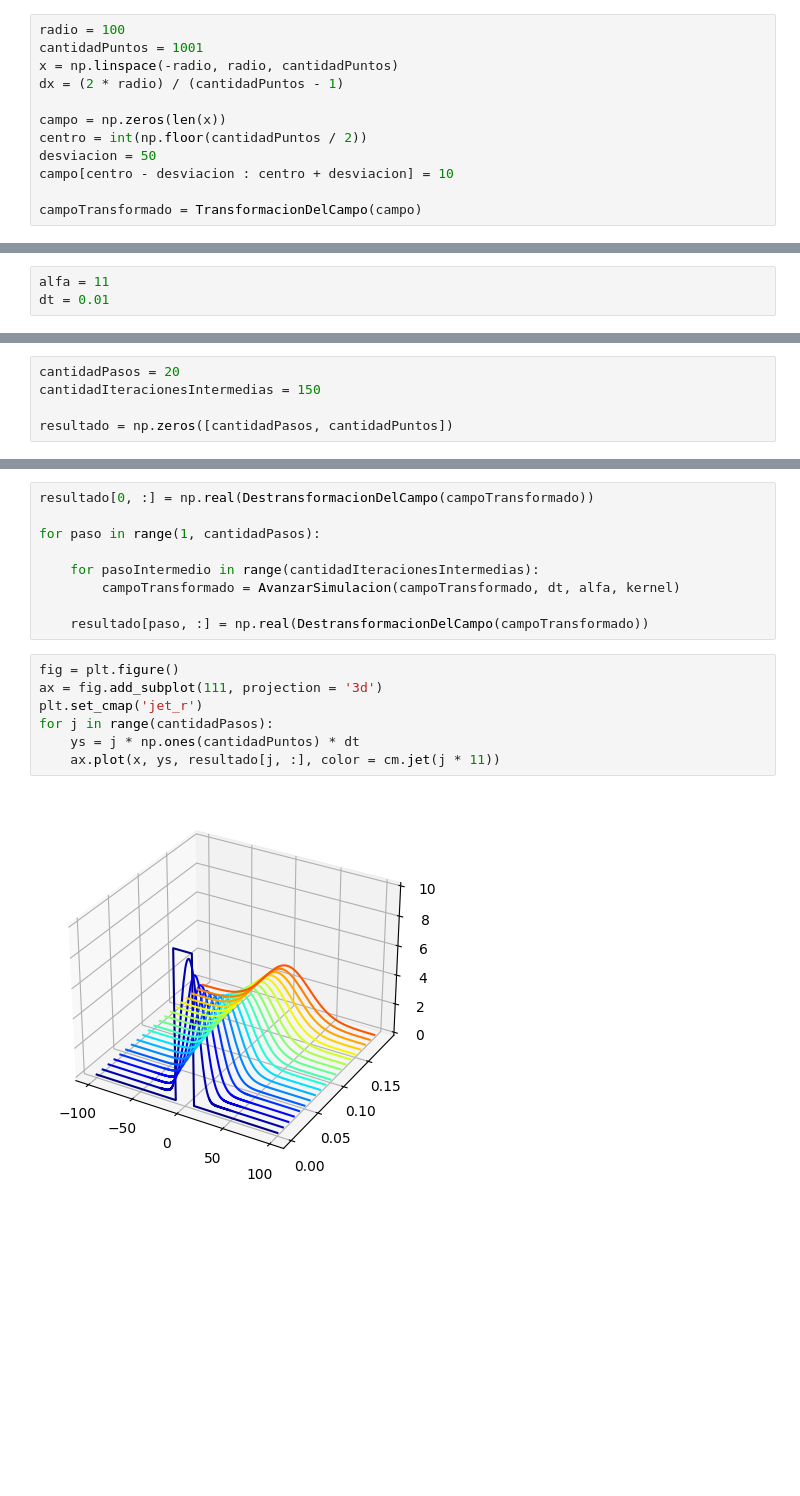
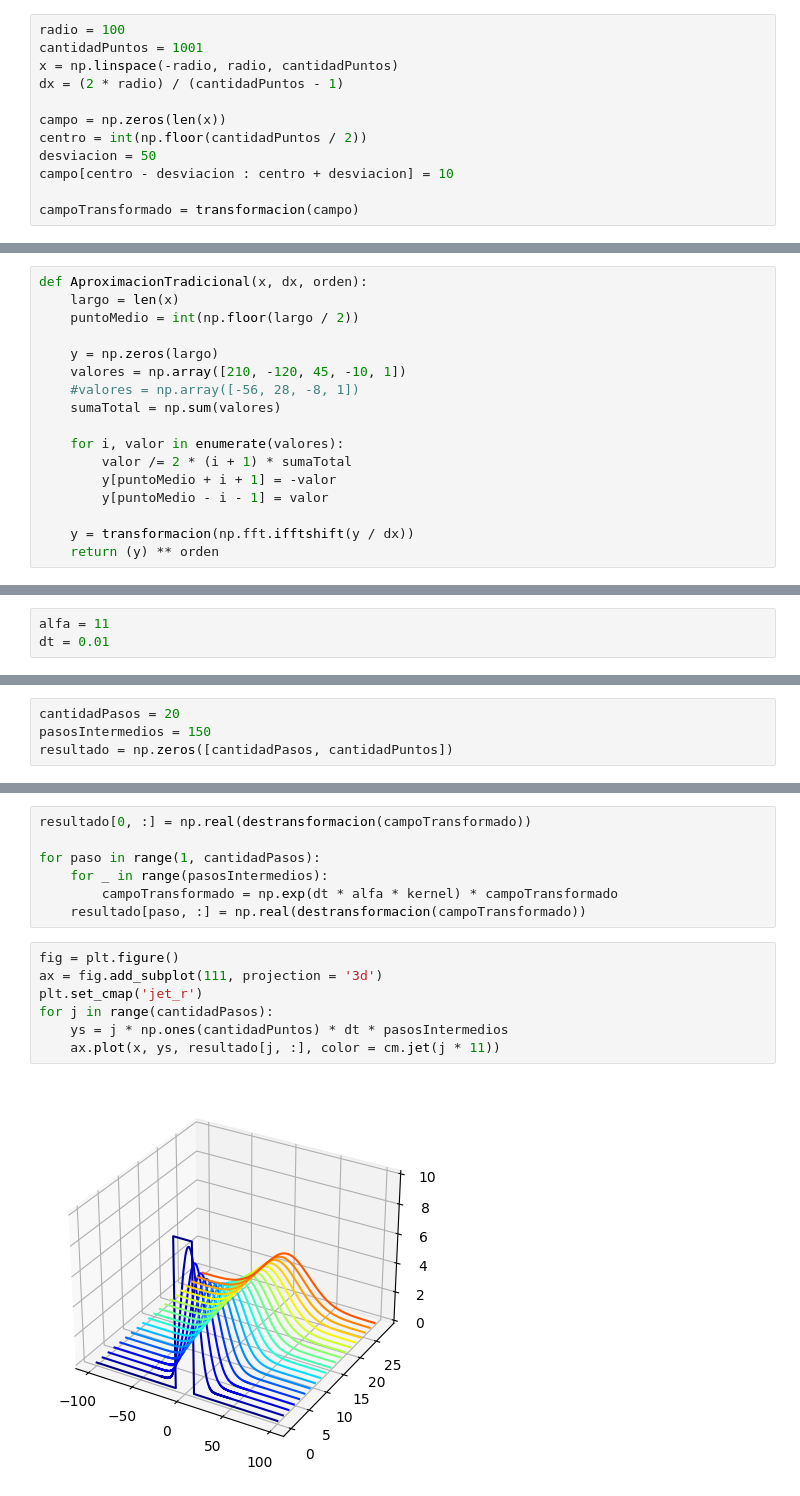
Before and after one commit to Investigacion-Se/Simulacion-simple, a Jupyter notebook: EcuacionDeCalor.ipynb, the cells around one changed output, grey strips where cells are left out. Cells and saved outputs as stored; diff of their text form; blank space fills up the shorter version.

```diff
--- a/EcuacionDeCalor.ipynb
+++ b/EcuacionDeCalor.ipynb
@@ -35,7 +39,7 @@ centro = int(np.floor(cantidadPuntos / 2))
 desviacion = 50
 campo[centro - desviacion : centro + desviacion] = 10
 
-campoTransformado = TransformacionDelCampo(campo)
+campoTransformado = transformacion(campo)
 # %%
 plt.figure()
 
@@ -56,0 +63,17 @@ plt.show()
+# %%
+def AproximacionTradicional(x, dx, orden):
+    largo = len(x)
+    puntoMedio = int(np.floor(largo / 2))
+
+    y = np.zeros(largo)
+    valores = np.array([210, -120, 45, -10, 1])
+    #valores = np.array([-56, 28, -8, 1])
+    sumaTotal = np.sum(valores)
+
+    for i, valor in enumerate(valores):
+        valor /= 2 * (i + 1) * sumaTotal
+        y[puntoMedio + i + 1] = -valor
+        y[puntoMedio - i - 1] = valor
+
+    y = transformacion(np.fft.ifftshift(y / dx))
+    return (y) ** orden
@@ -97,5 +101,4 @@ Ahora vamos a simular aplicando el método de backward Euler para avanzar la ecu
 # %%
 cantidadPasos = 20
-cantidadIteracionesIntermedias = 150
-
+pasosIntermedios = 150
 resultado = np.zeros([cantidadPasos, cantidadPuntos])
@@ -105,18 +105,16 @@ def AvanzarSimulacion(campoActual, dt, coeficiente, kernel):
 # %%
-resultado[0, :] = np.real(DestransformacionDelCampo(campoTransformado))
+resultado[0, :] = np.real(destransformacion(campoTransformado))
 
 for paso in range(1, cantidadPasos):
-
-    for pasoIntermedio in range(cantidadIteracionesIntermedias):
-        campoTransformado = AvanzarSimulacion(campoTransformado, dt, alfa, kernel)
-
-    resultado[paso, :] = np.real(DestransformacionDelCampo(campoTransformado))
+    for _ in range(pasosIntermedios):
+        campoTransformado = np.exp(dt * alfa * kernel) * campoTransformado
+    resultado[paso, :] = np.real(destransformacion(campoTransformado))
 # %%
 fig = plt.figure()
 ax = fig.add_subplot(111, projection = '3d')
 plt.set_cmap('jet_r')
 for j in range(cantidadPasos):
-    ys = j * np.ones(cantidadPuntos) * dt
+    ys = j * np.ones(cantidadPuntos) * dt * pasosIntermedios
     ax.plot(x, ys, resultado[j, :], color = cm.jet(j * 11))
 # %% [output]
-[figure, old version]
+[figure, new version]
```
Also changed, not shown: parts of 10 cells of this notebook.
